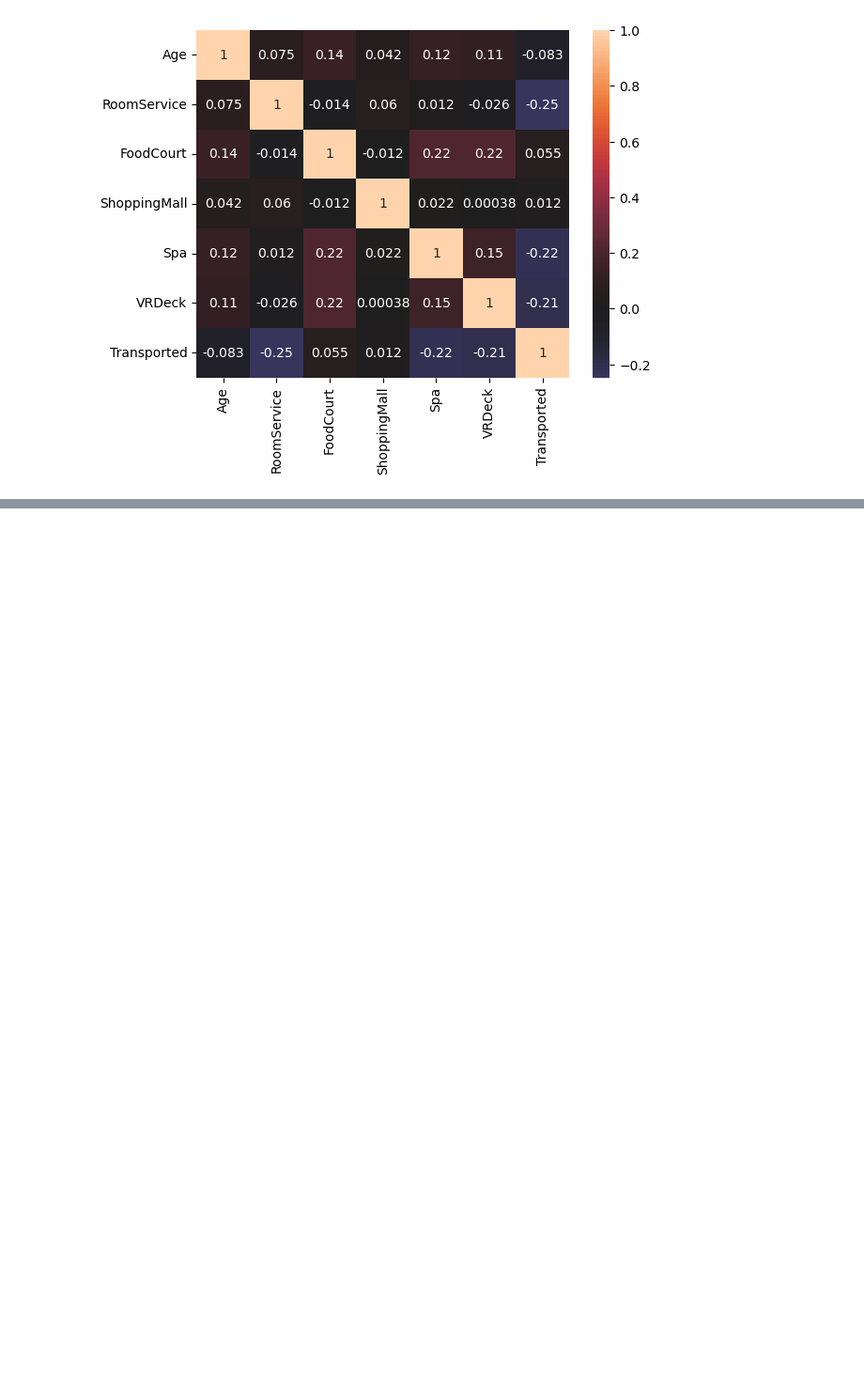
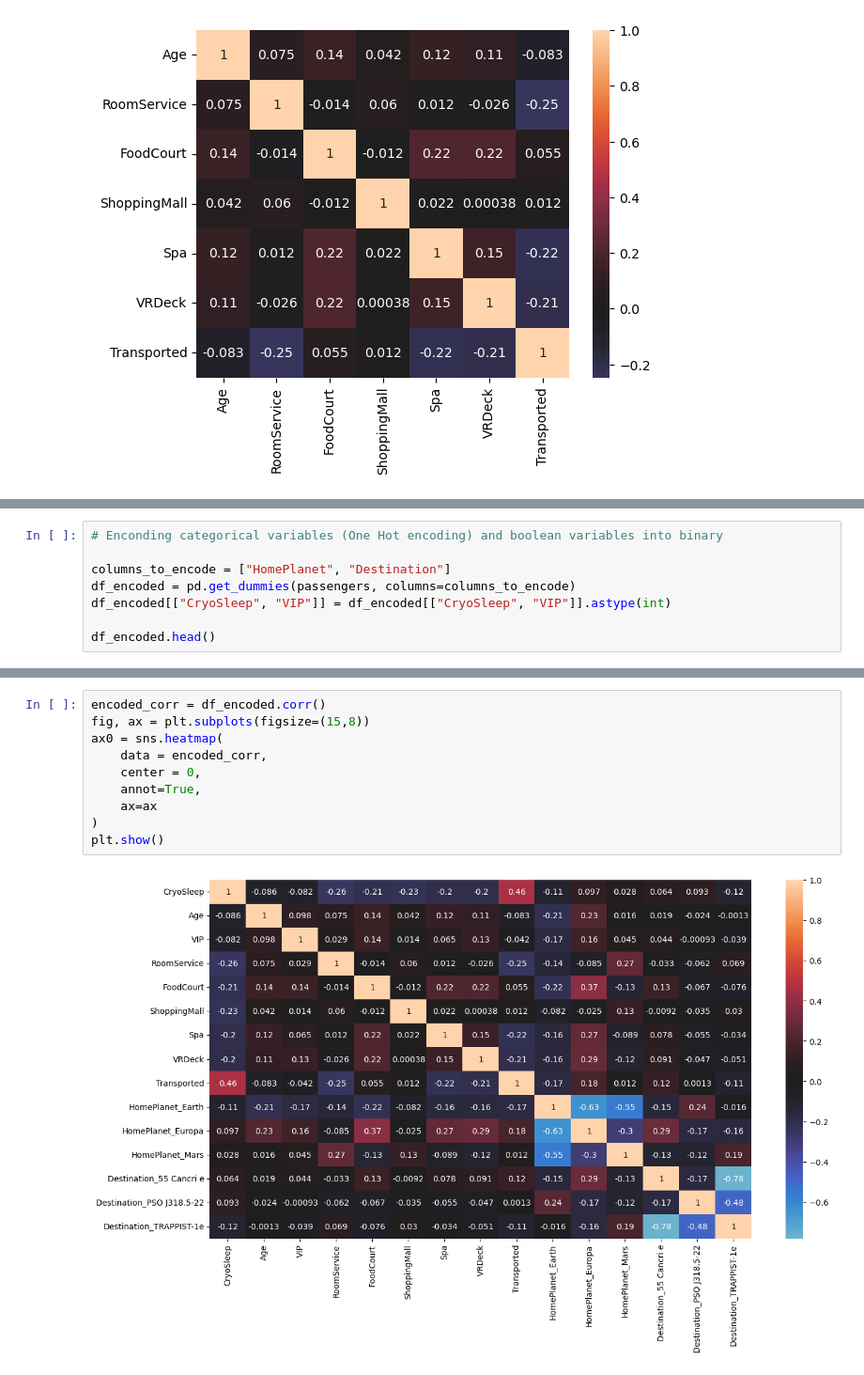
Before and after one commit to Alejolamilla/Spaceship-Titanic, a Jupyter notebook: spaceship_titanic.ipynb, the cells around one changed output, grey strips where cells are left out. Shown: that part at 94% size. Cells and saved outputs as stored; diff of their text form; blank space fills up the shorter version.

Commit message:
correlation with OneHotEncoding of cat variables

```diff
--- a/spaceship_titanic.ipynb
+++ b/spaceship_titanic.ipynb
@@ -137,0 +145,8 @@ plt.show()
+# %%
+# Enconding categorical variables (One Hot encoding) and boolean variables into binary
+
+columns_to_encode = ["HomePlanet", "Destination"]
+df_encoded = pd.get_dummies(passengers, columns=columns_to_encode)
+df_encoded[["CryoSleep", "VIP"]] = df_encoded[["CryoSleep", "VIP"]].astype(int)
+
+df_encoded.head()
@@ -137,0 +160,12 @@ plt.show()
+# %%
+encoded_corr = df_encoded.corr()
+fig, ax = plt.subplots(figsize=(15,8))
+ax0 = sns.heatmap(
+    data = encoded_corr,
+    center = 0,
+    annot=True,
+    ax=ax
+)
+plt.show()
+# %% [output]
+[figure, added]
```
Also changed, not shown: parts of 2 cells of this notebook.
